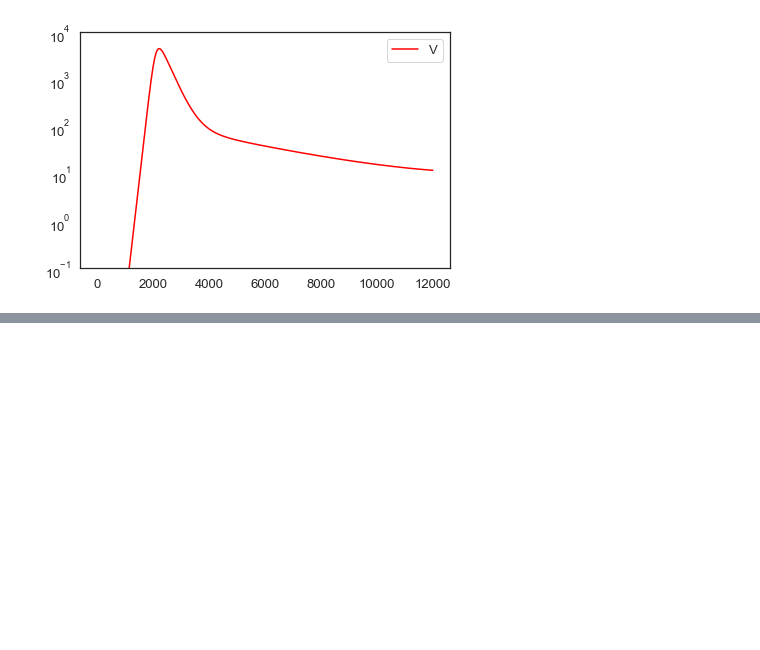
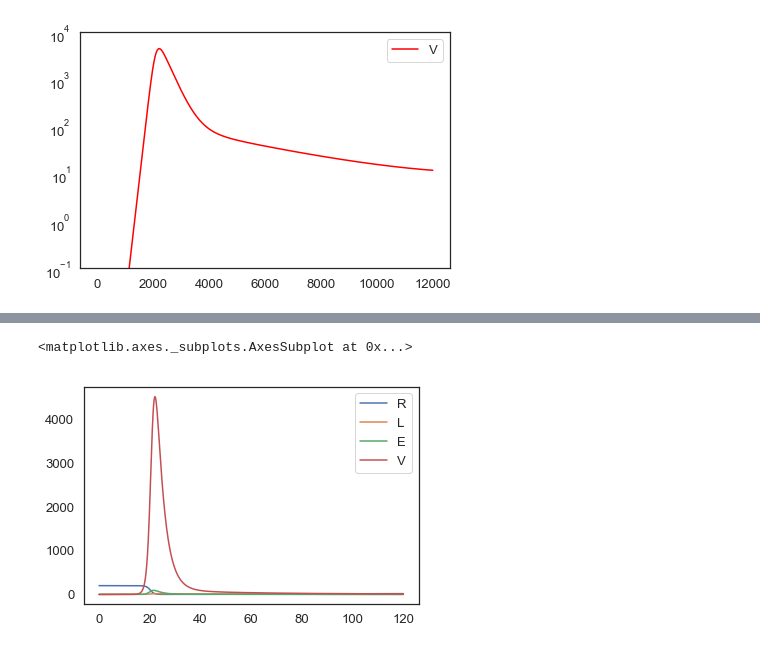
Before and after one commit to megku4u/ModSimPy, a Jupyter notebook: code/hiv_model.ipynb, the cells around one changed output, grey strips where cells are left out. Cells and saved outputs as stored; diff of their text form; code cells hidden in the pictures; blank space fills up the shorter version.

```diff
--- a/code/hiv_model.ipynb
+++ b/code/hiv_model.ipynb
@@ -177,3 +205,24 @@ decorate(ylim=[.1,10000])
 #larger magnitude values, still semilog scale
 # %% [output]
 [figure]
+# %%
+def slope_func(state, t, system):
+    unpack(system)
+    R, L, E, V = state
+
+    dR_dt = (Γ * τ) - (μ * R) - (β * R * V)
+    dL_dt = (ρ * β * R * V) - (μ * L) - (α * L)
+    dE_dt = (1 - ρ) * (β * R * V) + (α * L) - (δ * E)
+    dV_dt = (π * E) - (σ * V)
+
+    return dR_dt, dL_dt, dE_dt, dV_dt
+    '''
+    Updates the state variable
+    state = State var
+    system = System var
+
+    output:new rates
+    '''
+# %%
+results, details = run_ode_solver(system, slope_func, max_step = 0.1)
+details
@@ -179,0 +239,5 @@ decorate(ylim=[.1,10000])
+# %%
+results.plot()
+# %% [output]
+<matplotlib.axes._subplots.AxesSubplot at 0x...>
+[figure, added]
```
Also changed, not shown: parts of 7 cells of this notebook.
